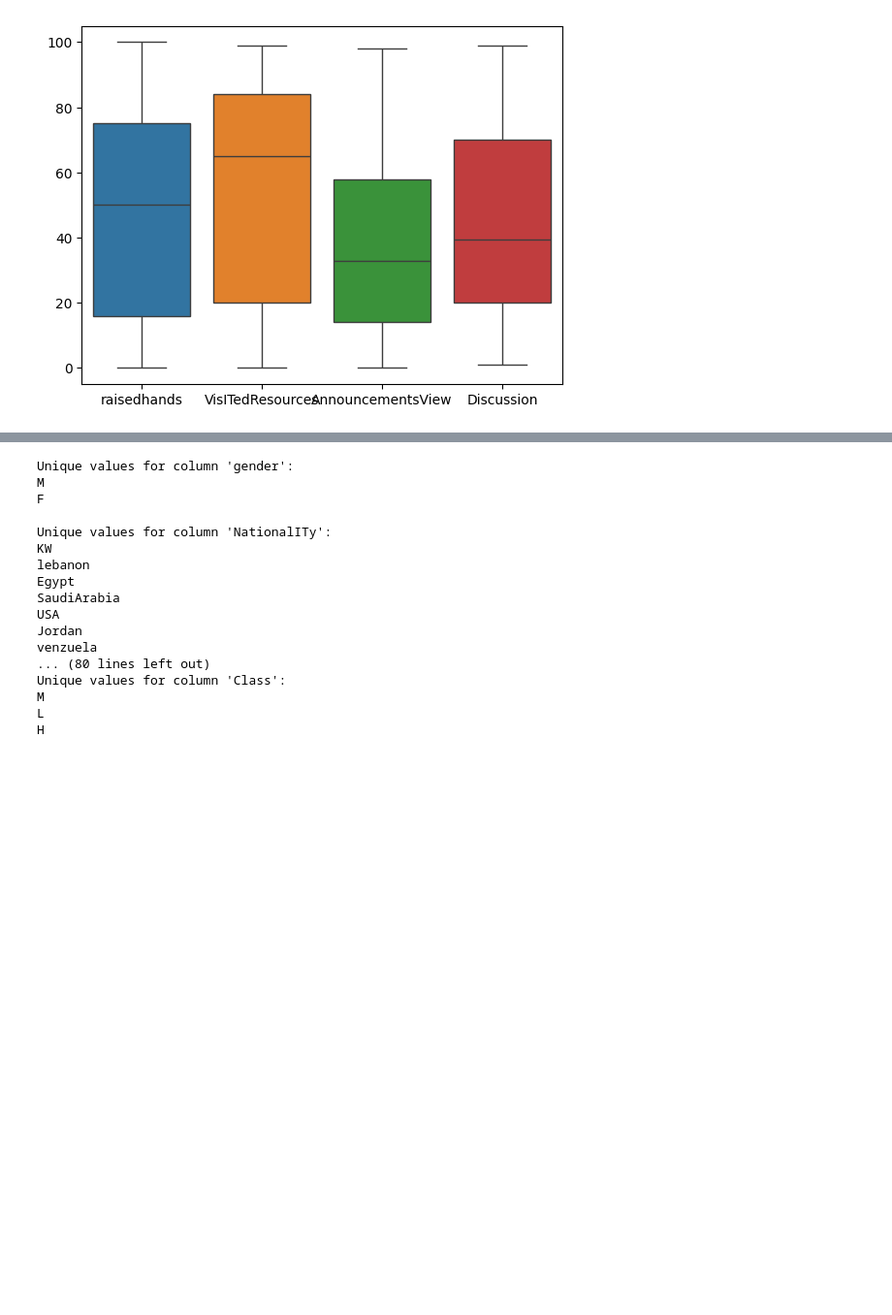
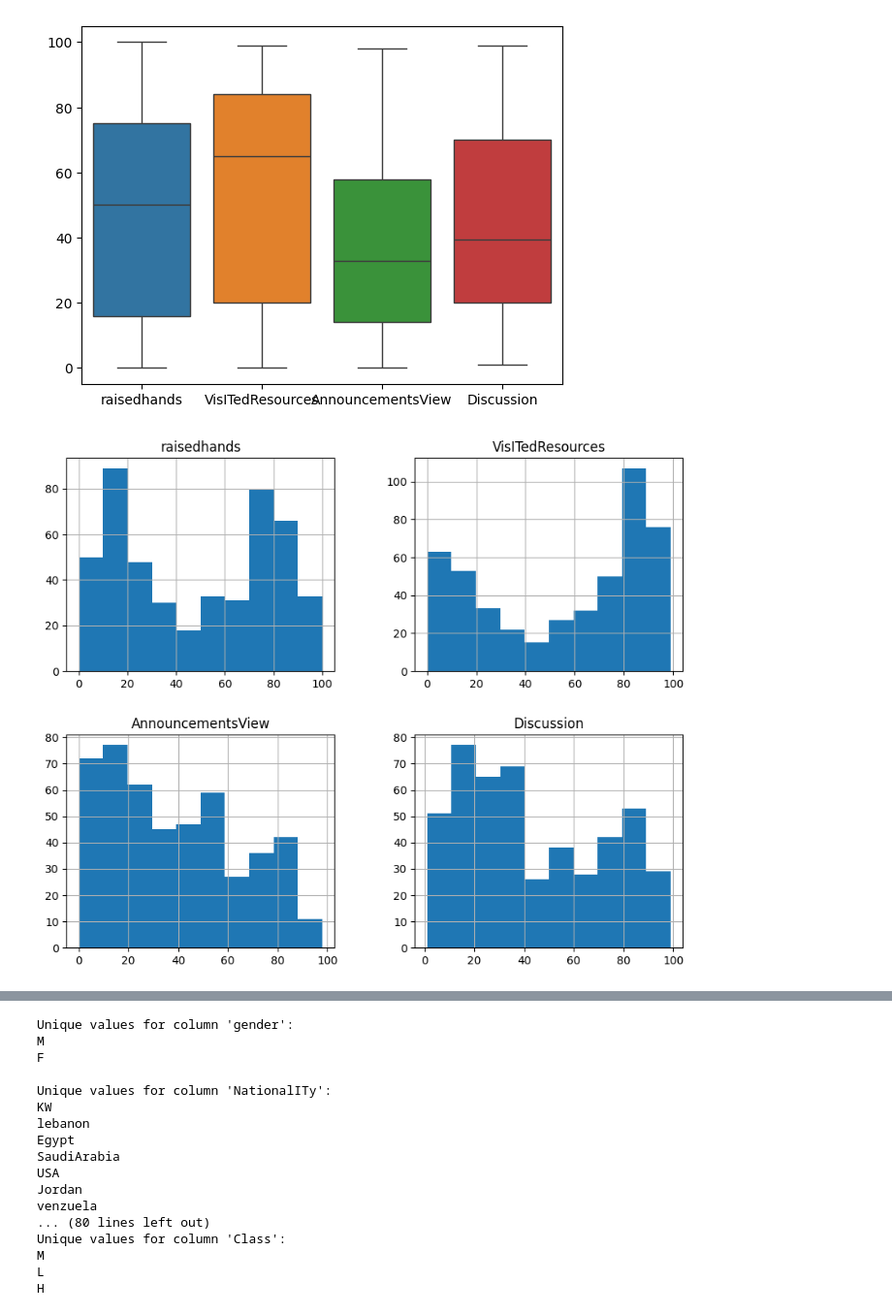
Before and after one commit to FaridRash/HW-SW-B, a Jupyter notebook: Notebooks/mahdimiri_1.ipynb, the cells around one changed output, grey strips where cells are left out. Shown at 97% size. Cells and saved outputs as stored; diff of their text form; code cells hidden in the pictures; blank space fills up the shorter version.

```diff
--- a/Notebooks/mahdimiri_1.ipynb
+++ b/Notebooks/mahdimiri_1.ipynb
@@ -148,3 +148,9 @@ sns.boxplot(data=data[['raisedhands', 'VisITedResources', 'AnnouncementsView', '
 plt.show()
 # %% [output]
 [figure]
+# %%
+data[['raisedhands', 'VisITedResources', 'AnnouncementsView', 'Discussion']].hist(figsize=(10, 8))
+plt.show()
+#Histograms for numerical data
+# %% [output]
+[figure, added]
```
Also changed, not shown: parts of 7 cells of this notebook.
